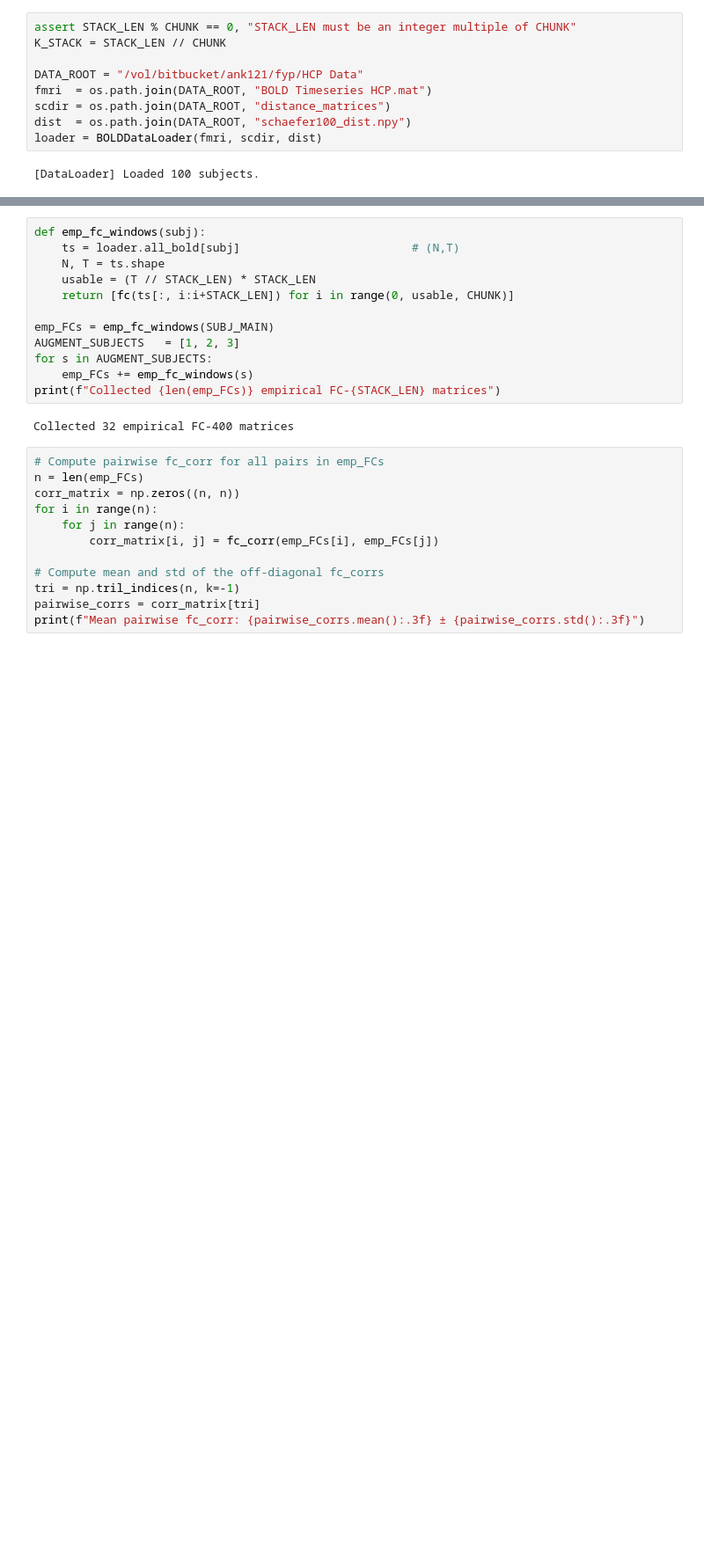
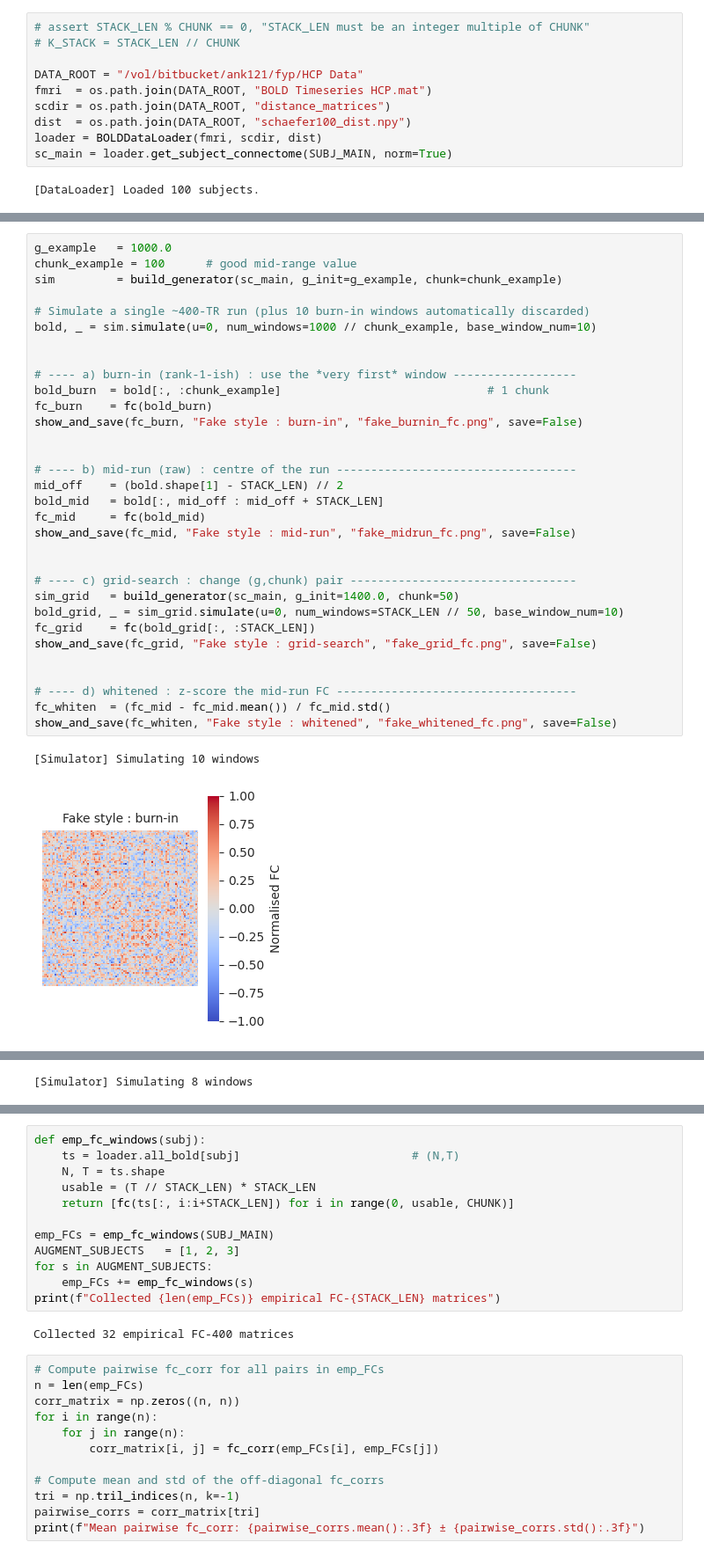
Before and after one commit to AnishKochhar/final-year-project, a Jupyter notebook: whobpyt/trainers/train_disc_stacked.ipynb, the cells around one changed output, grey strips where cells are left out. Shown at 88% size. Saved outputs shown, nothing was run; the diff lists cells and outputs as text; blank space fills up the shorter version.

```diff
--- a/whobpyt/trainers/train_disc_stacked.ipynb
+++ b/whobpyt/trainers/train_disc_stacked.ipynb
@@ -22,11 +26,12 @@ Using DEVICE = cuda
 # %%
-assert STACK_LEN % CHUNK == 0, "STACK_LEN must be an integer multiple of CHUNK"
-K_STACK = STACK_LEN // CHUNK
+# assert STACK_LEN % CHUNK == 0, "STACK_LEN must be an integer multiple of CHUNK"
+# K_STACK = STACK_LEN // CHUNK
 
 DATA_ROOT = "/vol/bitbucket/ank121/fyp/HCP Data"
 fmri  = os.path.join(DATA_ROOT, "BOLD Timeseries HCP.mat")
 scdir = os.path.join(DATA_ROOT, "distance_matrices")
 dist  = os.path.join(DATA_ROOT, "schaefer100_dist.npy")
 loader = BOLDDataLoader(fmri, scdir, dist)
+sc_main = loader.get_subject_connectome(SUBJ_MAIN, norm=True)
 # %% [output]
 [DataLoader] Loaded 100 subjects.
@@ -62,0 +132,35 @@ kappa = -0.2863497734069824
+# %%
+g_example   = 1000.0
+chunk_example = 100      # good mid-range value
+sim         = build_generator(sc_main, g_init=g_example, chunk=chunk_example)
+
+# Simulate a single ∼400-TR run (plus 10 burn-in windows automatically discarded)
+bold, _ = sim.simulate(u=0, num_windows=1000 // chunk_example, base_window_num=10)
+
+
+# ---- a) burn-in (rank-1-ish) : use the *very first* window ------------------
+bold_burn  = bold[:, :chunk_example]                              # 1 chunk
+fc_burn    = fc(bold_burn)
+show_and_save(fc_burn, "Fake style : burn-in", "fake_burnin_fc.png", save=False)
+
+
+# ---- b) mid-run (raw) : centre of the run -----------------------------------
+mid_off    = (bold.shape[1] - STACK_LEN) // 2
+bold_mid   = bold[:, mid_off : mid_off + STACK_LEN]
+fc_mid     = fc(bold_mid)
+show_and_save(fc_mid, "Fake style : mid-run", "fake_midrun_fc.png", save=False)
+
+
+# ---- c) grid-search : change (g,chunk) pair ---------------------------------
+sim_grid   = build_generator(sc_main, g_init=1400.0, chunk=50)
+bold_grid, _ = sim_grid.simulate(u=0, num_windows=STACK_LEN // 50, base_window_num=10)
+fc_grid    = fc(bold_grid[:, :STACK_LEN])
+show_and_save(fc_grid, "Fake style : grid-search", "fake_grid_fc.png", save=False)
+
+
+# ---- d) whitened : z-score the mid-run FC -----------------------------------
+fc_whiten  = (fc_mid - fc_mid.mean()) / fc_mid.std()
+show_and_save(fc_whiten, "Fake style : whitened", "fake_whitened_fc.png", save=False)
+# %% [output]
+[Simulator] Simulating 10 windows
+[figure, added]
@@ -62,0 +168 @@ kappa = -0.2863497734069824
+[Simulator] Simulating 8 windows
```
Also changed, not shown: parts of 22 cells of this notebook, 22 other files.
